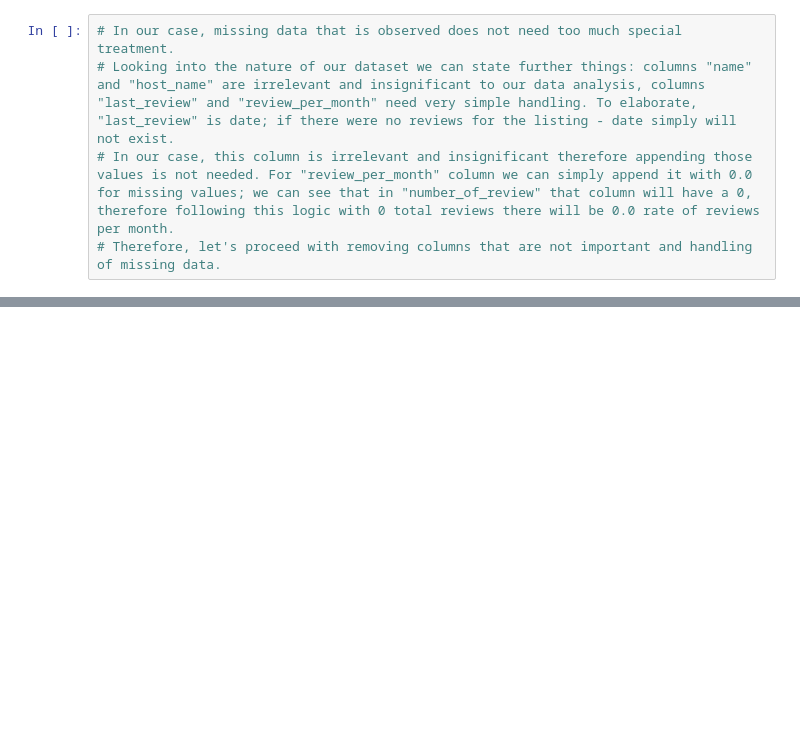
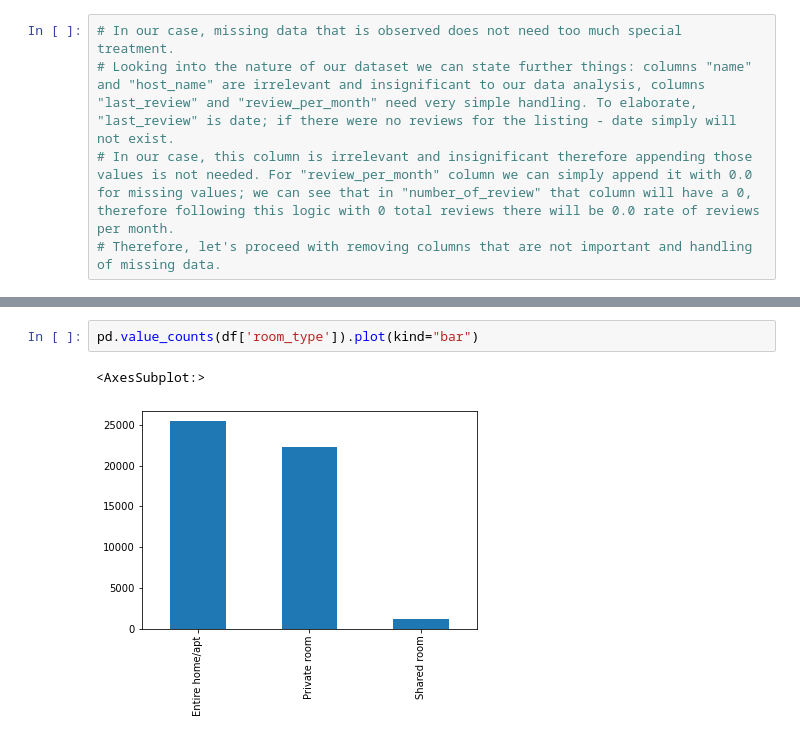
Before and after one commit to Shivanshu04/Datavisualisation, a Jupyter notebook: Airnbn_eda/airbnb.ipynb, the cells around one changed output, grey strips where cells are left out. Drawn from its saved outputs; the diff is of its cells as text; blank space fills up the shorter version.

```diff
--- a/Airnbn_eda/airbnb.ipynb
+++ b/Airnbn_eda/airbnb.ipynb
@@ -162,0 +206,5 @@ df.head()
+# %%
+pd.value_counts(df['room_type']).plot(kind="bar")
+# %% [output]
+<AxesSubplot:>
+[figure, added]
```
Also changed, not shown: parts of 11 cells of this notebook.
